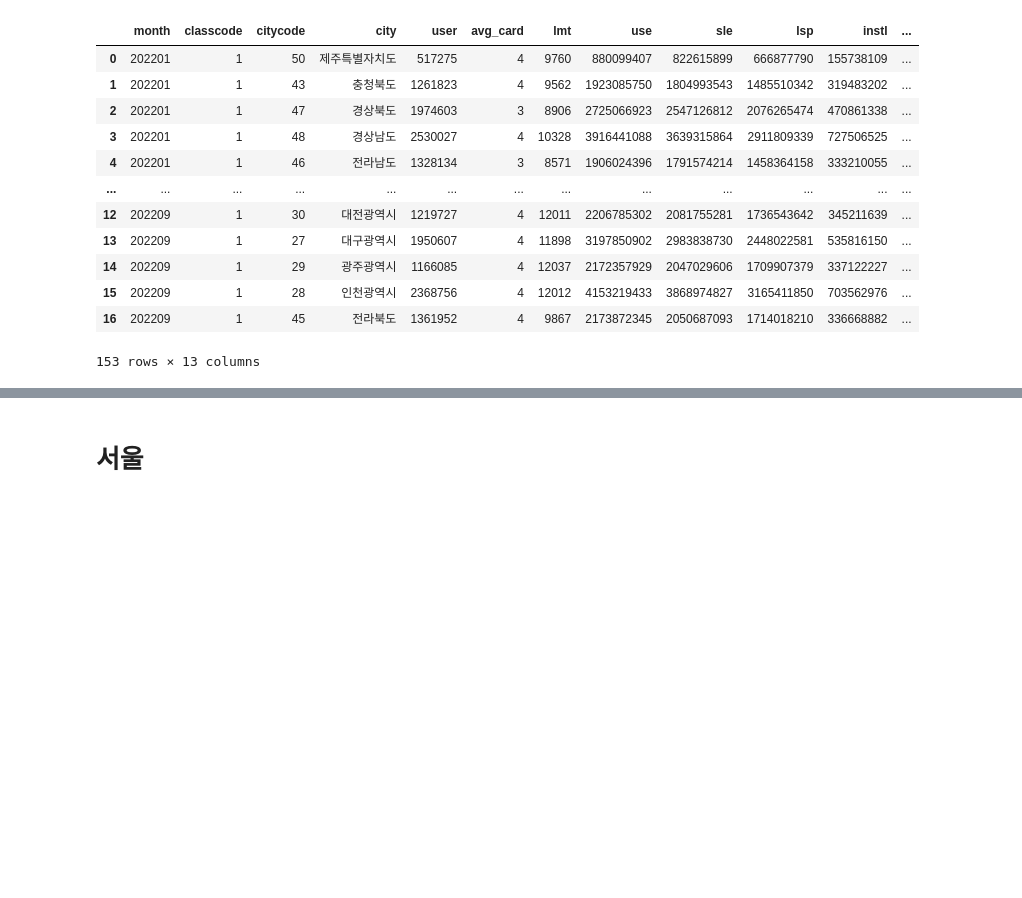
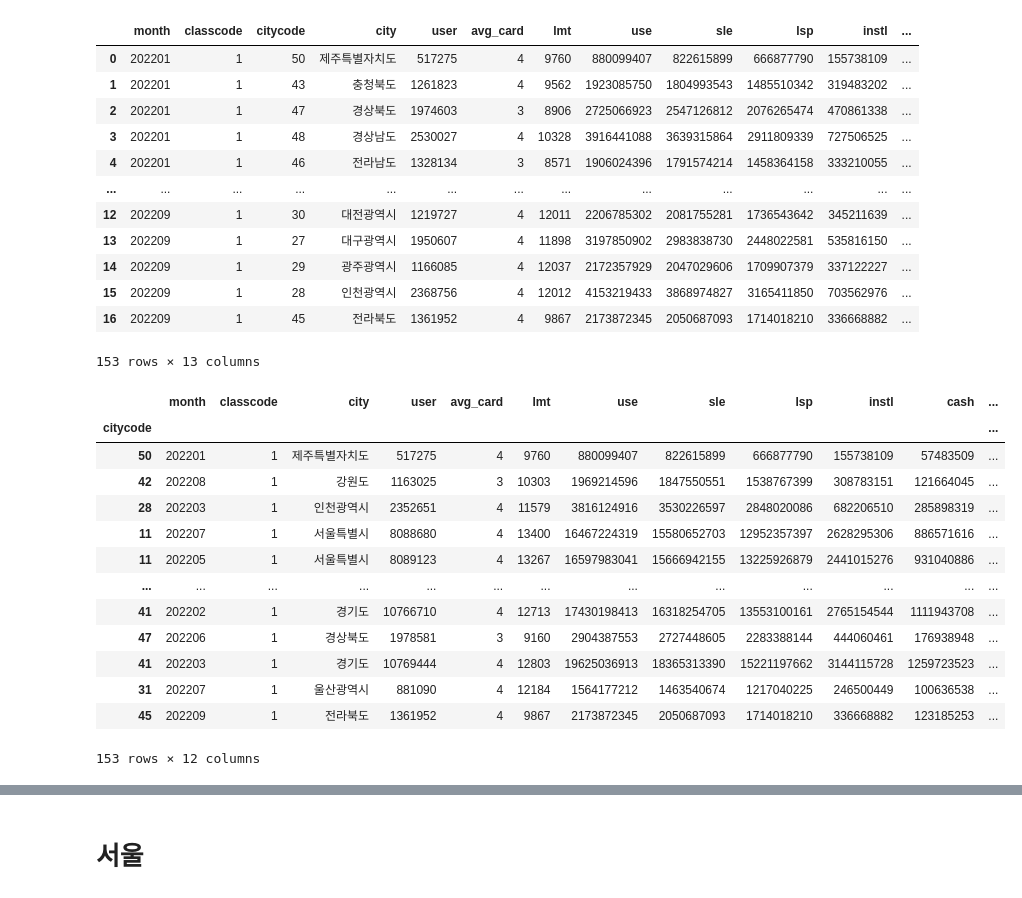
Before and after one commit to sejong-kid/data, a Jupyter notebook: index.ipynb, the cells around one changed output, grey strips where cells are left out. Drawn from its saved outputs; the diff is of its cells as text; code cells hidden in the pictures; blank space fills up the shorter version.

```diff
--- a/index.ipynb
+++ b/index.ipynb
@@ -46,3 +46,23 @@ db
 | 15 | 202209 | 1 | 28 | 인천광역시 | 2368756 | 4 | 12012 | 4153219433 | 3868974827 | 3165411850 | 703562976 | ... |
 | 16 | 202209 | 1 | 45 | 전라북도 | 1361952 | 4 | 9867 | 2173872345 | 2050687093 | 1714018210 | 336668882 | ... |
 153 rows × 13 columns
+# %%
+
+
+db.set_index("citycode", inplace=True)
+db
+# %% [output]
+|  | month | classcode | city | user | avg_card | lmt | use | sle | lsp | instl | cash | ... |
+| citycode |  |  |  |  |  |  |  |  |  |  |  | ... |
+| 50 | 202201 | 1 | 제주특별자치도 | 517275 | 4 | 9760 | 880099407 | 822615899 | 666877790 | 155738109 | 57483509 | ... |
+| 42 | 202208 | 1 | 강원도 | 1163025 | 3 | 10303 | 1969214596 | 1847550551 | 1538767399 | 308783151 | 121664045 | ... |
+| 28 | 202203 | 1 | 인천광역시 | 2352651 | 4 | 11579 | 3816124916 | 3530226597 | 2848020086 | 682206510 | 285898319 | ... |
+| 11 | 202207 | 1 | 서울특별시 | 8088680 | 4 | 13400 | 16467224319 | 15580652703 | 12952357397 | 2628295306 | 886571616 | ... |
+| 11 | 202205 | 1 | 서울특별시 | 8089123 | 4 | 13267 | 16597983041 | 15666942155 | 13225926879 | 2441015276 | 931040886 | ... |
+| ... | ... | ... | ... | ... | ... | ... | ... | ... | ... | ... | ... | ... |
+| 41 | 202202 | 1 | 경기도 | 10766710 | 4 | 12713 | 17430198413 | 16318254705 | 13553100161 | 2765154544 | 1111943708 | ... |
+| 47 | 202206 | 1 | 경상북도 | 1978581 | 3 | 9160 | 2904387553 | 2727448605 | 2283388144 | 444060461 | 176938948 | ... |
+| 41 | 202203 | 1 | 경기도 | 10769444 | 4 | 12803 | 19625036913 | 18365313390 | 15221197662 | 3144115728 | 1259723523 | ... |
+| 31 | 202207 | 1 | 울산광역시 | 881090 | 4 | 12184 | 1564177212 | 1463540674 | 1217040225 | 246500449 | 100636538 | ... |
+| 45 | 202209 | 1 | 전라북도 | 1361952 | 4 | 9867 | 2173872345 | 2050687093 | 1714018210 | 336668882 | 123185253 | ... |
+153 rows × 12 columns
```
Also changed, not shown: parts of 2 cells of this notebook, 1 other file.
